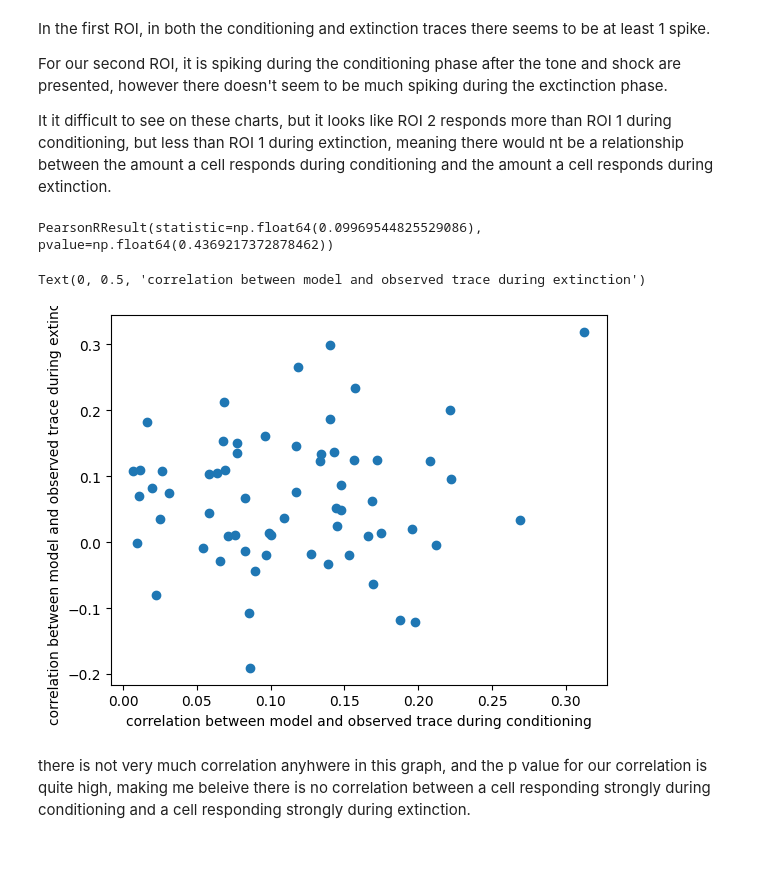
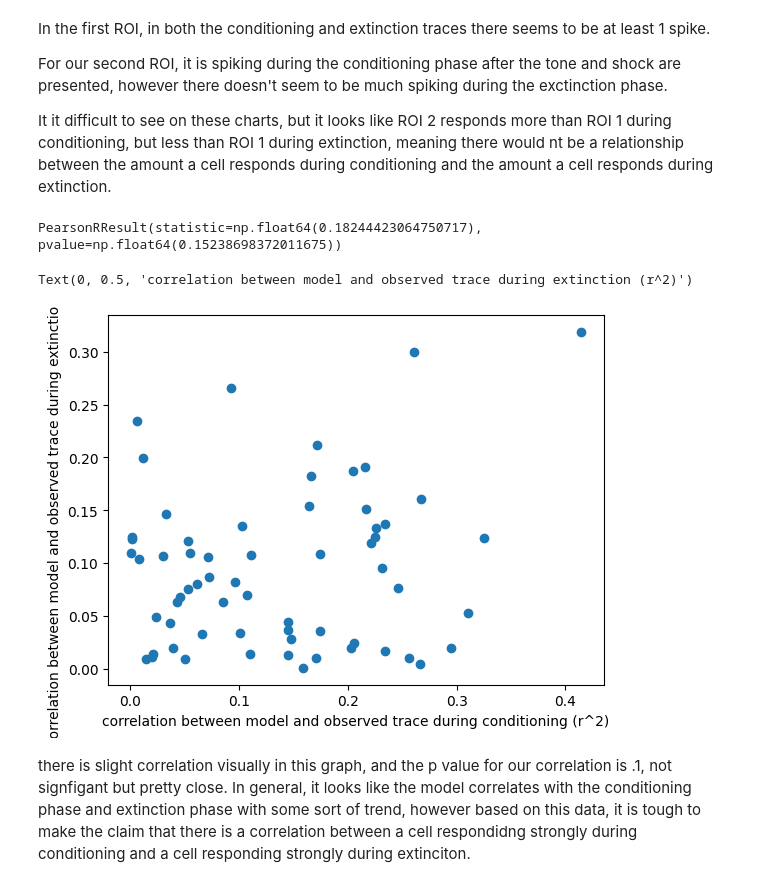
Before and after one commit to riggij-sys/Jake-Riggi-Repository, a Jupyter notebook: coding_homework_8_ipynb_.ipynb, the cells around one changed output. Cells and saved outputs as stored; diff of their text form; code cells hidden in the pictures; blank space fills up the shorter version.

```diff
--- a/coding_homework_8_ipynb_.ipynb
+++ b/coding_homework_8_ipynb_.ipynb
@@ -92,7 +92,7 @@ for i in range(10458):
 tone_array_conditioning=np.zeros(10458)
 for i in range(10458):
   if i >= (tone_index[0]-15)*15 and i <= (tone_index[0]+30)*15:
-    tone_array[i] = 1
+    tone_array_conditioning [i] = 1
   elif i>= (tone_index[1]-15)*15 and i <= (tone_index[1]+30)*15:
     tone_array_conditioning[i] = 1
   elif i>= (tone_index[2]-15)*15 and i <= (tone_index[2]+30)*15:
@@ -100,8 +100,8 @@ for i in range(10458):
   else:
     tone_array_conditioning[i] = 0
 
-predictorsConditioning['shock onset'] = shock_array_conditioning
-r_model_conditioning = np.zeros(63)
+
+r_index_conditioning = np.zeros(63)
 
 for i in range(63):
   predictorsConditioning = df(data={'Intercept': np.ones_like(tone_array_conditioning), 'tone onset': tone_array_conditioning})
@@ -111,7 +111,7 @@ for i in range(63):
   predicted_trace_conditioning = predictors_conditioning_results.predict()
   r3_conditioning = pearsonr(trace_temp_conditioning, predicted_trace_conditioning)
   r_index_conditioning[i] = r3_conditioning.statistic
-
+predictorsConditioning['shock onset'] = shock_array_conditioning
 #this cell creates a distribution of r value, a distributuion of how different our model is from our actual flourescence for each ROI
 # %%
 shock_array_extinction = np.zeros(14211)
@@ -137,30 +137,32 @@ for i in range(14211):
     tone_array_extinction[i] = 0
 
 
-predictorsExtinction['shock onset'] = shock_array_extinction
-r_model_extinction = np.zeros(63)
+
+r_index_extinction = np.zeros(63)
 
 for i in range(63):
   predictorsExtinction = df(data={'Intercept': np.ones_like(tone_array_extinction), 'tone onset': tone_array_extinction})
   trace_temp_extinction = extinction_traces[:,i]
-  extinction_predictors = sm.GLM(first_trace_extinction, predictorsExtinction, family=Poisson())
+  extinction_predictors = sm.GLM(trace_temp_extinction, predictorsExtinction, family=Poisson())
   extinction_predictors_results = extinction_predictors.fit()
   predicted_trace_extinction = extinction_predictors_results.predict()
   r3_extinction = pearsonr(trace_temp_extinction, predicted_trace_extinction)
   r_index_extinction[i] = r3_extinction.statistic
+
+predictorsExtinction['shock onset'] = shock_array_extinction
 #this cell gets our r value distribution for our extinction ROIs
 # %%
 print(pearsonr(r_index_conditioning,r_index_extinction))
 #this prints a correlation coefficient (r values) between our r value distribution during conditioning and our r value distribution during extinction
 # %% [output]
-PearsonRResult(statistic=np.float64(0.09969544825529086), pvalue=np.float64(0.4369217372878462))
+PearsonRResult(statistic=np.float64(0.18244423064750717), pvalue=np.float64(0.15238698372011675))
 # %%
 plt.scatter(r_index_conditioning,r_index_extinction)
-plt.xlabel('correlation between model and observed trace during conditioning')
-plt.ylabel('correlation between model and observed trace during extinction')
+plt.xlabel('correlation between model and observed trace during conditioning (r^2)')
+plt.ylabel('correlation between model and observed trace during extinction (r^2)')
 #this cell creates a scatterplot with our r value distribution during conditioning n our x axis and our r value distrubion duirng extinction on the y axis. this means for every ROI we are seeing how well our model correlates with actual flourescence during conditioning and extinction
 # %% [output]
-Text(0, 0.5, 'correlation between model and observed trace during extinction')
+Text(0, 0.5, 'correlation between model and observed trace during extinction (r^2)')
-[figure, old version]
+[figure, new version]
 # %% [markdown]
-there is not very much correlation anyhwere in this graph, and the p value for our correlation is quite high, making me beleive there is no correlation between a cell responding strongly during conditioning and a cell responding strongly during extinction.
+there is slight correlation visually in this graph, and the p value for our correlation is .1, not signfigant but pretty close. In general, it looks like the model correlates with the conditioning phase and extinction phase with some sort of trend, however based on this data, it is tough to make the claim that there is a correlation between a cell respondidng strongly during conditioning and a cell responding strongly during extinciton.
```
